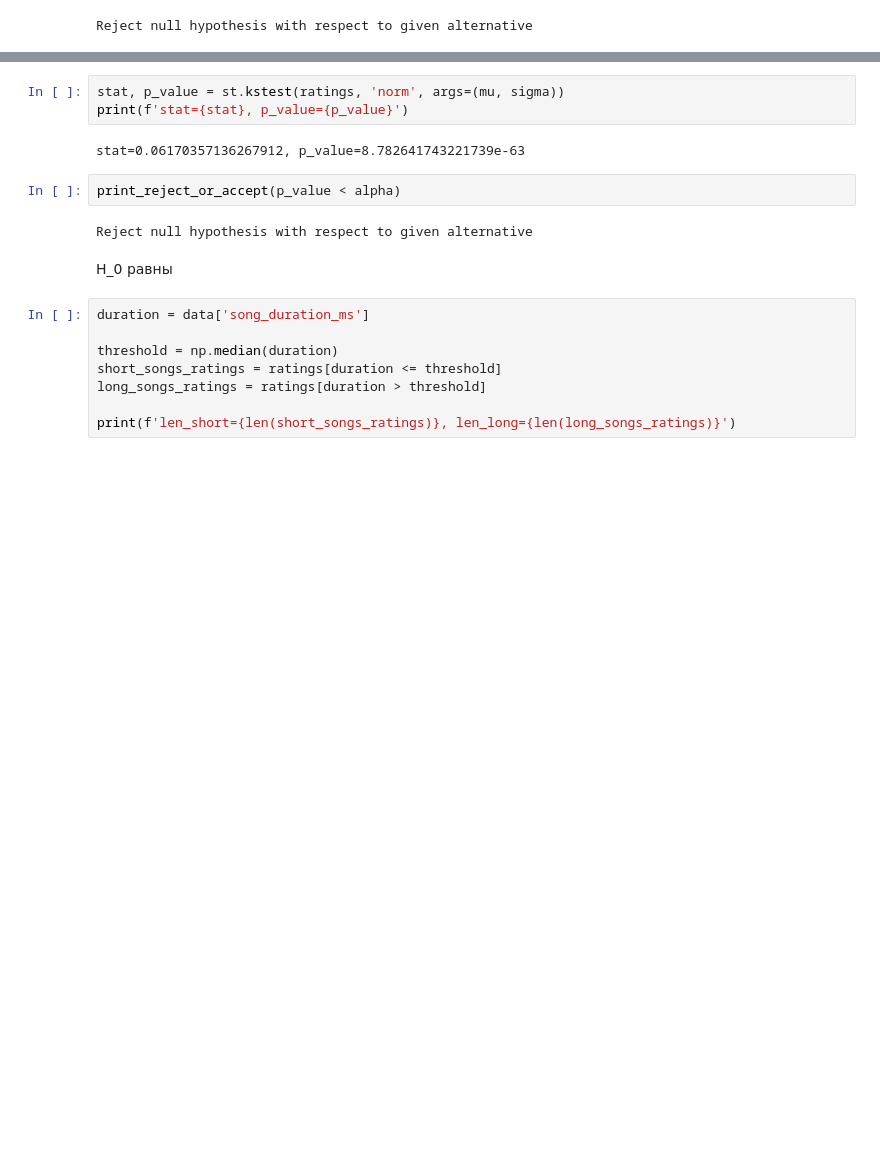
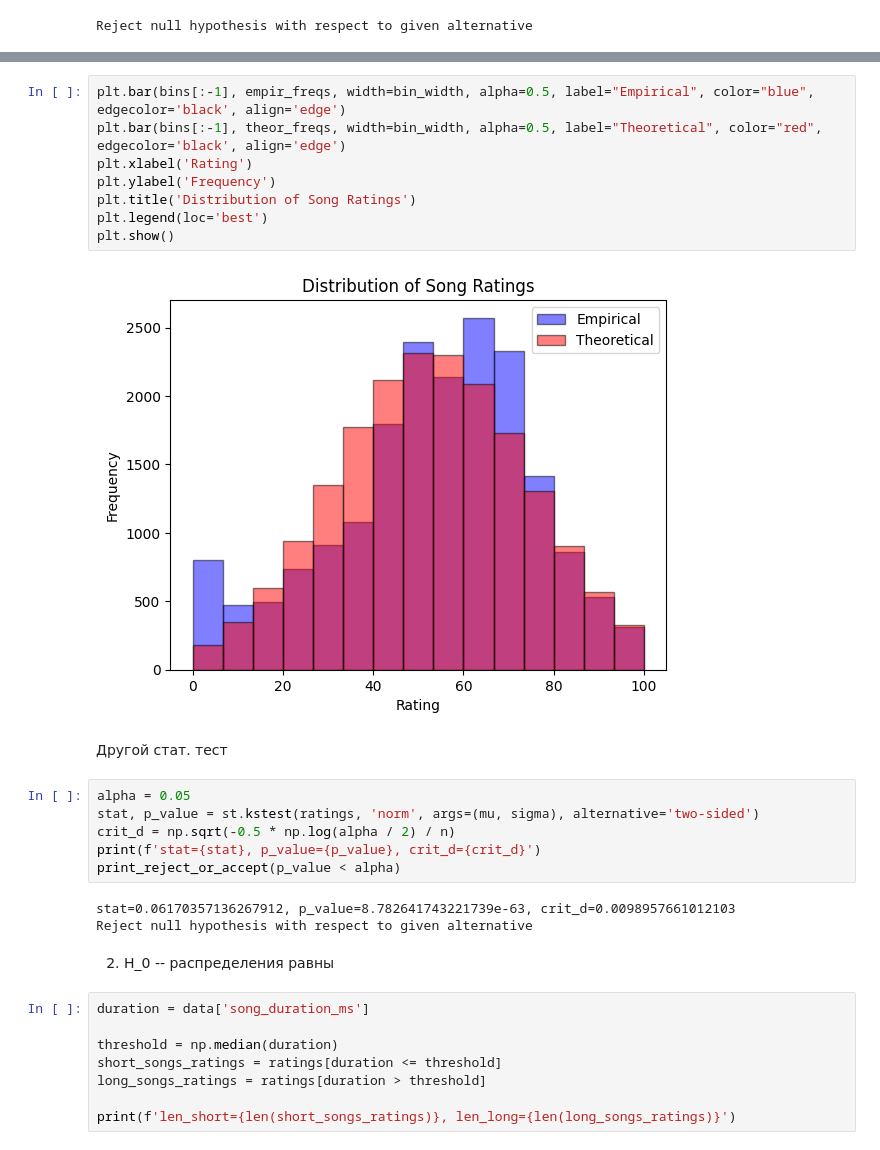
Before and after one commit to alexexexei/math-stats, a Jupyter notebook: lab_3/lab_3.ipynb, the cells around one changed output, grey strips where cells are left out. Cells and saved outputs as stored; diff of their text form; blank space fills up the shorter version.

```diff
--- a/lab_3/lab_3.ipynb
+++ b/lab_3/lab_3.ipynb
@@ -146,14 +168,26 @@ Reject null hypothesis with respect to given alternative
+# %%
+plt.bar(bins[:-1], empir_freqs, width=bin_width, alpha=0.5, label="Empirical", color="blue", edgecolor='black', align='edge')
+plt.bar(bins[:-1], theor_freqs, width=bin_width, alpha=0.5, label="Theoretical", color="red", edgecolor='black', align='edge')
+plt.xlabel('Rating')
+plt.ylabel('Frequency')
+plt.title('Distribution of Song Ratings')
+plt.legend(loc='best')
+plt.show()
+# %% [output]
+[figure, added]
+# %% [markdown]
+Другой стат. тест
 # %%
-stat, p_value = st.kstest(ratings, 'norm', args=(mu, sigma))
-print(f'stat={stat}, p_value={p_value}')
+alpha = 0.05
+stat, p_value = st.kstest(ratings, 'norm', args=(mu, sigma), alternative='two-sided')
+crit_d = np.sqrt(-0.5 * np.log(alpha / 2) / n)
+print(f'stat={stat}, p_value={p_value}, crit_d={crit_d}')
+print_reject_or_accept(p_value < alpha)
 # %% [output]
-stat=0.06170357136267912, p_value=8.782641743221739e-63
+stat=0.06170357136267912, p_value=8.782641743221739e-63, crit_d=0.0098957661012103
+Reject null hypothesis with respect to given alternative
-# %%
-print_reject_or_accept(p_value < alpha)
-# %% [output]
-Reject null hypothesis with respect to given alternative
-# %% [markdown]
-H_0 равны
+# %% [markdown]
+2. H_0 -- распределения равны
 # %%
 duration = data['song_duration_ms']
 
```
Also changed, not shown: parts of 43 cells of this notebook.
